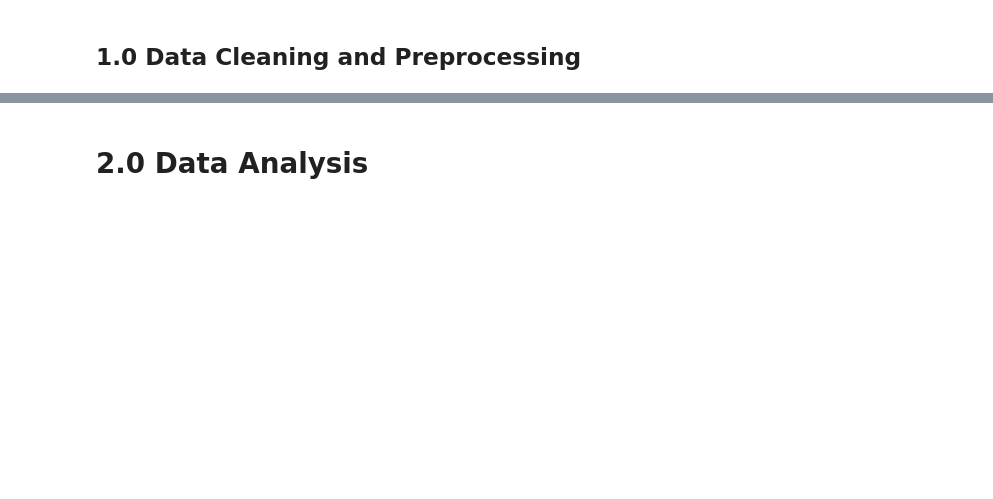
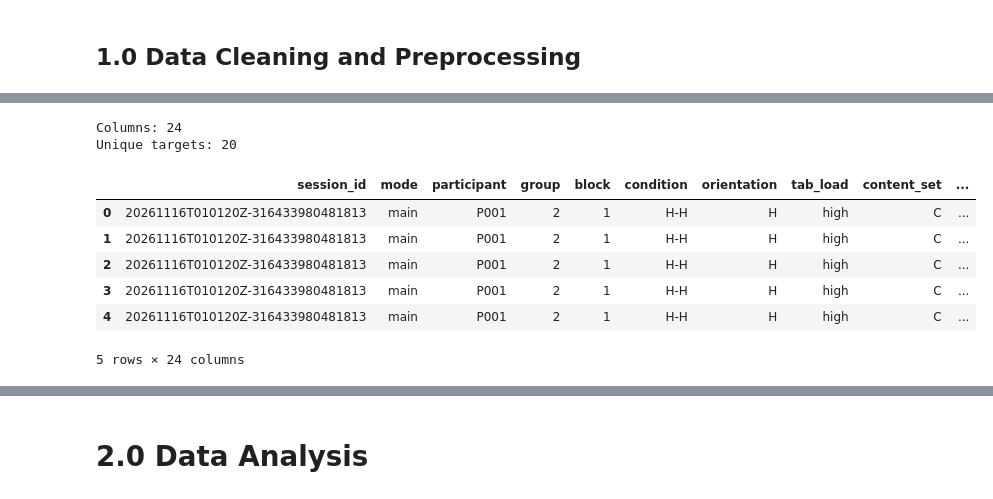
Before and after one commit to jphonrado/HCI2000-Data-Analysis, a Jupyter notebook: main.ipynb, the cells around one changed output, grey strips where cells are left out. Cells and saved outputs as stored; diff of their text form; code cells hidden in the pictures; blank space fills up the shorter version.

```diff
--- a/main.ipynb
+++ b/main.ipynb
@@ -81,0 +104,9 @@ $$\text{Weighted TLX} = \frac{\sum_{d=1}^{6} (\text{rating}_d \times 10) \times
+# %%
+bool_cols = ["first_selection_correct", "no_selection", "technical_loss", "is_repeat"]
+count_cols = ["total_tab_switches", "incorrect_selections"]
+
+main_data[bool_cols] = main_data[bool_cols].astype("boolean")
+main_data[count_cols] = main_data[count_cols].astype("Int64")
+
+# Check the new types and how many values are missing
+main_data[bool_cols + count_cols].agg(["dtype", lambda s: s.isna().sum()]).set_axis(["type", "missing"])
@@ -81,0 +128,12 @@ $$\text{Weighted TLX} = \frac{\sum_{d=1}^{6} (\text{rating}_d \times 10) \times
+# %%
+main_data["include_rt"] = main_data["controller_status"].eq("completed_auto")
+main_data["include_accuracy"] = (
+    main_data["controller_status"].isin(["completed_auto", "timeout"])
+    & main_data["first_selection_correct"].notna()
+)
+
+# How each trial ended, per condition
+print(pd.crosstab(main_data["condition"], main_data["controller_status"], margins=True, margins_name="Total"))
+
+# How many trials each analysis uses, per condition
+main_data.groupby("condition")[["include_rt", "include_accuracy"]].sum()
@@ -81,0 +170,18 @@ $$\text{Weighted TLX} = \frac{\sum_{d=1}^{6} (\text{rating}_d \times 10) \times
+# %%
+main_data["target_code"] = main_data["content_set"] + "-" + main_data["target_id"]
+
+main_data = main_data.drop(columns=["target_title", "task_tab_count", "visible_tab_count", "notes"])
+
+print(f"Columns: {main_data.shape[1]}")
+print(f"Unique targets: {main_data['target_code'].nunique()}")
+main_data.head()
+# %% [output]
+Columns: 24
+Unique targets: 20
+|  | session_id | mode | participant | group | block | condition | orientation | tab_load | content_set | ... |
+| 0 | 20261116T010120Z-316433980481813 | main | P001 | 2 | 1 | H-H | H | high | C | ... |
+| 1 | 20261116T010120Z-316433980481813 | main | P001 | 2 | 1 | H-H | H | high | C | ... |
+| 2 | 20261116T010120Z-316433980481813 | main | P001 | 2 | 1 | H-H | H | high | C | ... |
+| 3 | 20261116T010120Z-316433980481813 | main | P001 | 2 | 1 | H-H | H | high | C | ... |
+| 4 | 20261116T010120Z-316433980481813 | main | P001 | 2 | 1 | H-H | H | high | C | ... |
+5 rows × 24 columns
```
Also changed, not shown: parts of 56 cells of this notebook.
